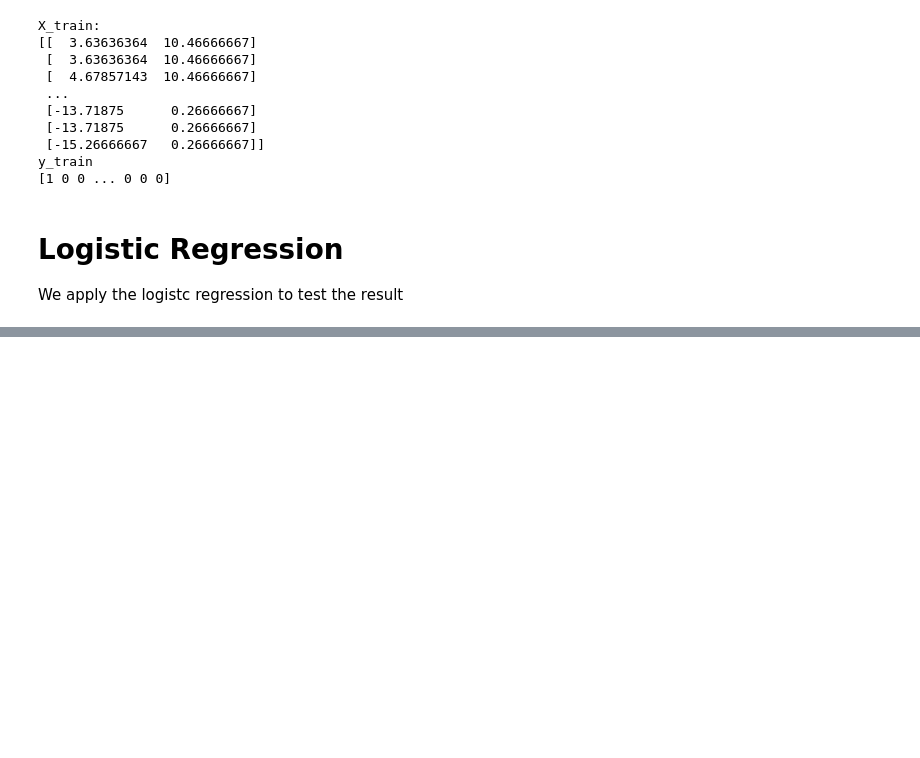
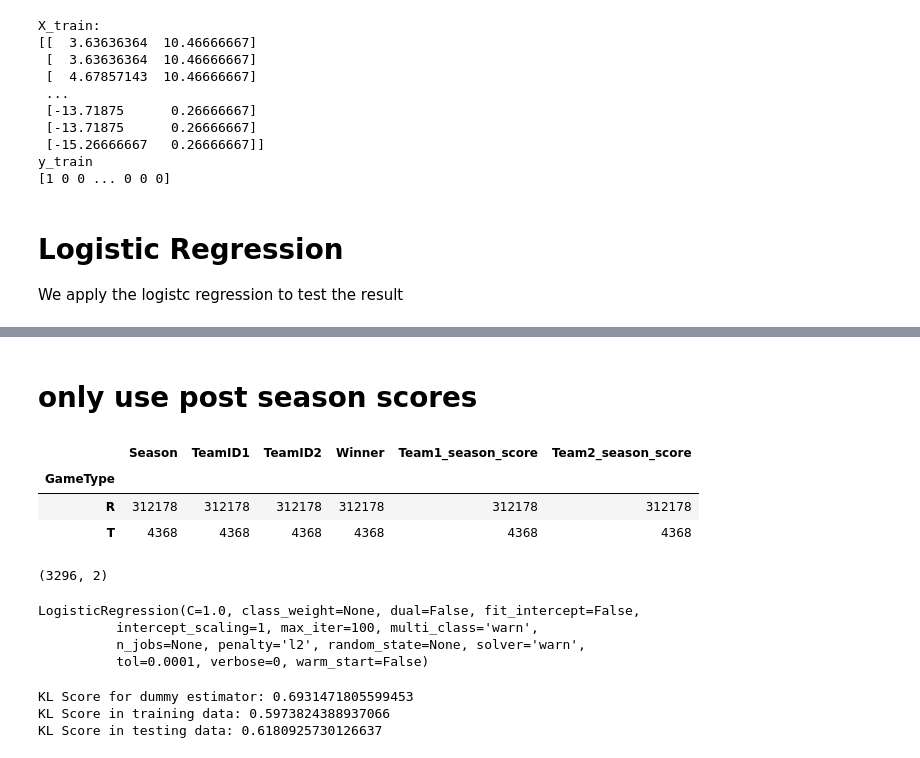
Before and after one commit to year221/kaggle-ncaa-2019, a Jupyter notebook: notebook/SampleEndToEnd.ipynb, the cells around one changed output, grey strips where cells are left out. Drawn from its saved outputs; the diff is of its cells as text; code cells hidden in the pictures; blank space fills up the shorter version.

Commit message:
Change logistic regression to intercept 0 and tried cv for C parameter.

```diff
--- a/notebook/SampleEndToEnd.ipynb
+++ b/notebook/SampleEndToEnd.ipynb
@@ -249,0 +253,9 @@ KL Score in testing data: 0.619411425873969
+# %% [markdown]
+# only use post season scores
+# %%
+feature_label.groupby('GameType').count()
+# %% [output]
+|  | Season | TeamID1 | TeamID2 | Winner | Team1_season_score | Team2_season_score |
+| GameType |  |  |  |  |  |  |
+| R | 312178 | 312178 | 312178 | 312178 | 312178 | 312178 |
+| T | 4368 | 4368 | 4368 | 4368 | 4368 | 4368 |
@@ -249,0 +280,24 @@ KL Score in testing data: 0.619411425873969
+# %%
+X_train.shape
+# %% [output]
+(3296, 2)
+# %%
+clf = LogisticRegression(fit_intercept=False)
+clf.fit(X_train, y_train)
+# %% [output]
+LogisticRegression(C=1.0, class_weight=None, dual=False, fit_intercept=False,
+          intercept_scaling=1, max_iter=100, multi_class='warn',
+          n_jobs=None, penalty='l2', random_state=None, solver='warn',
+          tol=0.0001, verbose=0, warm_start=False)
+# %%
+print(
+f"""
+KL Score for dummy estimator: {KL_score(y_test, np.repeat(0.5, len(y_test)))}
+KL Score in training data: {KL_score(y_train, predict_prob(clf, X_train))}
+KL Score in testing data: {KL_score(y_test, predict_prob(clf, X_test))}
+"""
+)
+# %% [output]
+KL Score for dummy estimator: 0.6931471805599453
+KL Score in training data: 0.5973824388937066
+KL Score in testing data: 0.6180925730126637
```
Also changed, not shown: parts of 13 cells of this notebook.
